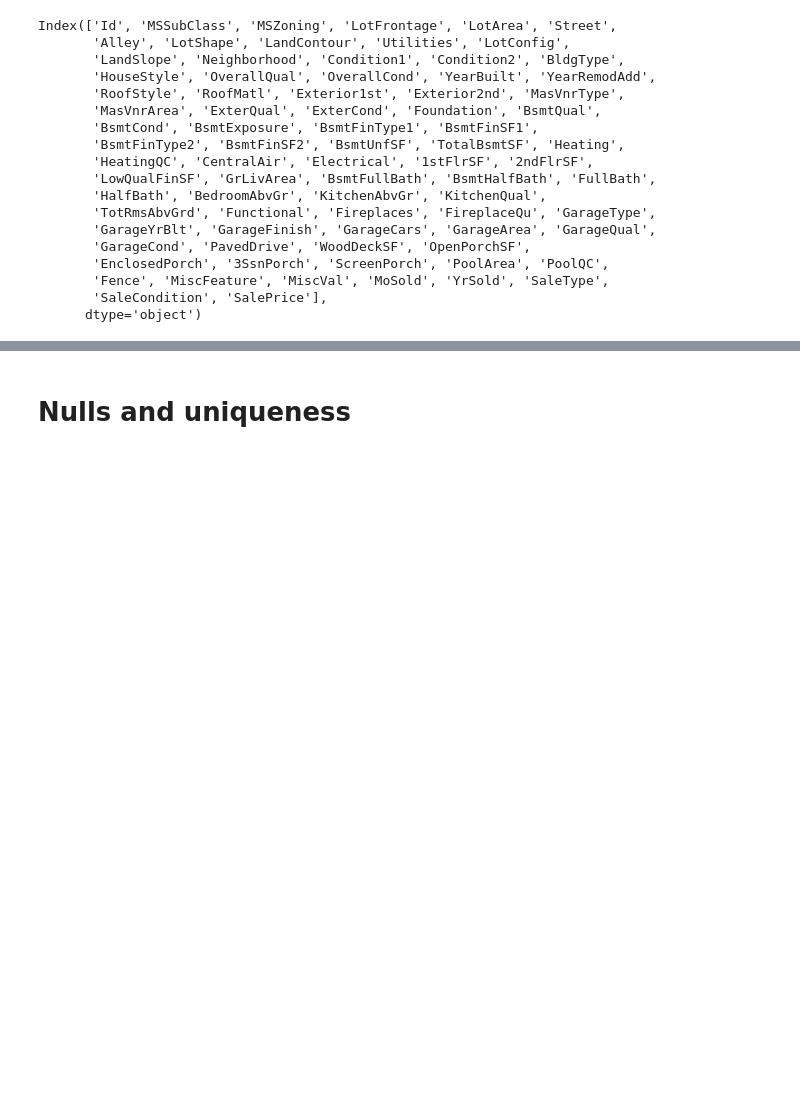
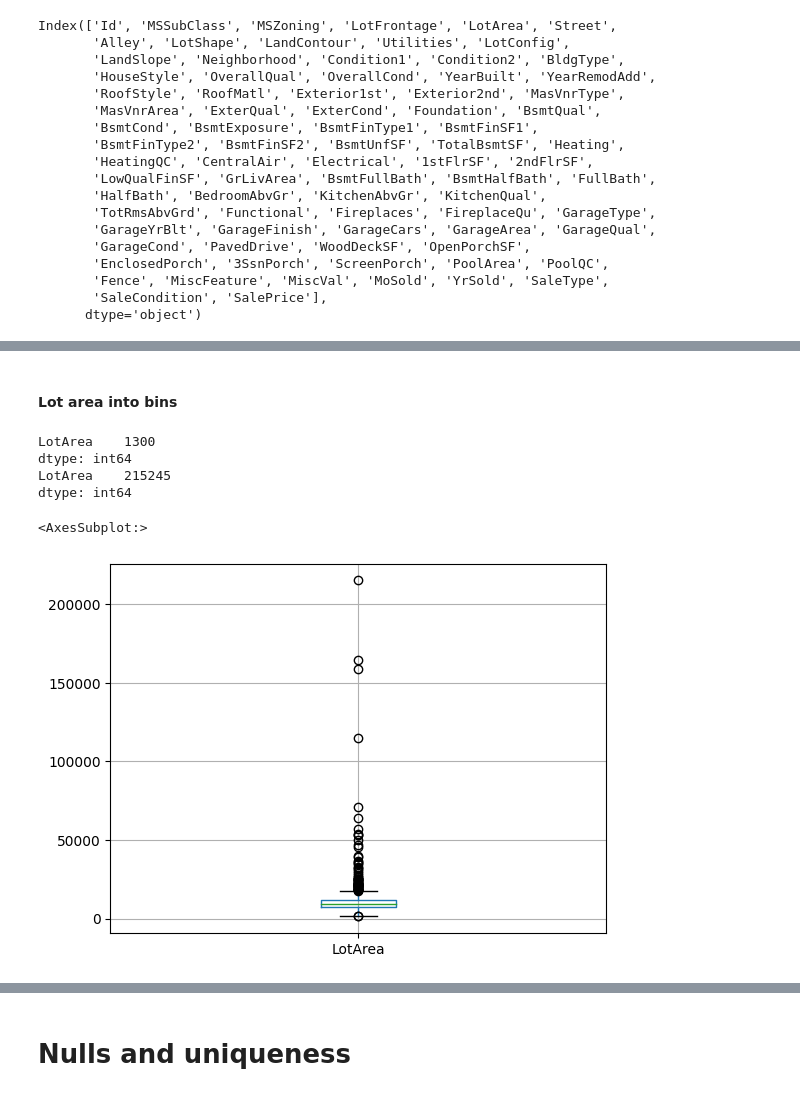
Before and after one commit to mikolajkania/kaggle-03-house-prices, a Jupyter notebook: notebooks/eda_train.ipynb, the cells around one changed output, grey strips where cells are left out. Cells and saved outputs as stored; diff of their text form; code cells hidden in the pictures; blank space fills up the shorter version.

Commit message:
Initial bins for year lot area

```diff
--- a/notebooks/eda_train.ipynb
+++ b/notebooks/eda_train.ipynb
@@ -44,7 +41,7 @@ Index(['Id', 'MSSubClass', 'MSZoning', 'LotFrontage', 'LotArea', 'Street',
 # %%
 for col in train_df.columns:
     if pd.api.types.is_string_dtype(train_df[col].dtype):
-        train_df[col] = pd.factorize(train_df[col])[0]
+        train_df[col + '_fact'] = pd.factorize(train_df[col])[0]
 
 train_df.head()
 # %% [output]
@@ -57,0 +71,7 @@ train_df.head()
+# %%
+# Arbitrary bin values based on above plot. Could be calculated within deeper analysis
+
+train_df['YearBuilt_bins'] = pd.qcut(train_df['YearBuilt'], q=10, labels=False, precision=0)
+train_df['YearRemodAdd_bins'] = pd.qcut(train_df['YearRemodAdd'], q=8, labels=False, precision=0)
+
+train_df[['YearBuilt', 'YearBuilt_bins', 'YearRemodAdd', 'YearRemodAdd_bins']].head()
@@ -57,0 +85,14 @@ train_df.head()
+# %% [markdown]
+#### Lot area into bins
+# %%
+print(train_df[['LotArea']].min())
+print(train_df[['LotArea']].max())
+
+train_df.boxplot(column=['LotArea'])
+# %% [output]
+LotArea    1300
+dtype: int64
+LotArea    215245
+dtype: int64
+<AxesSubplot:>
+[figure, added]
```
Also changed, not shown: parts of 28 cells of this notebook.
